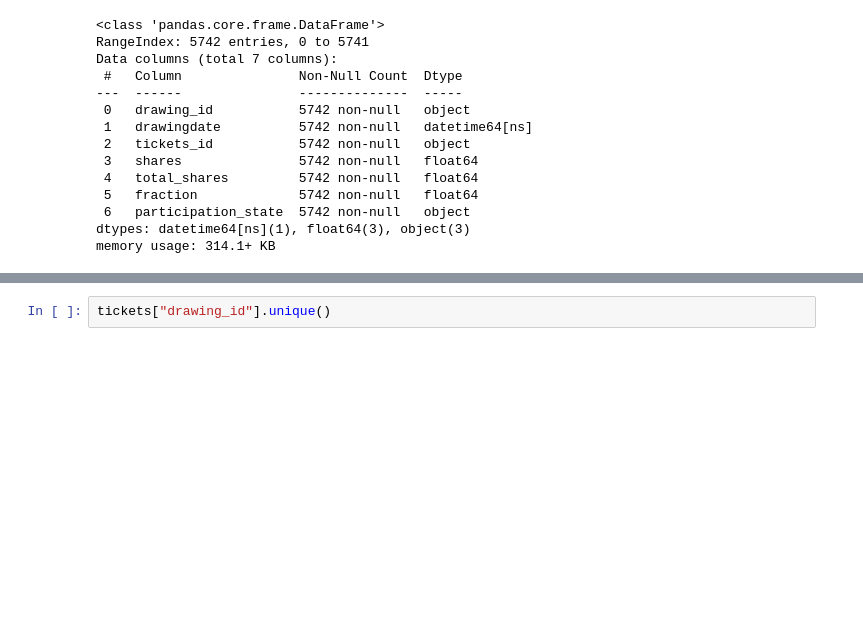
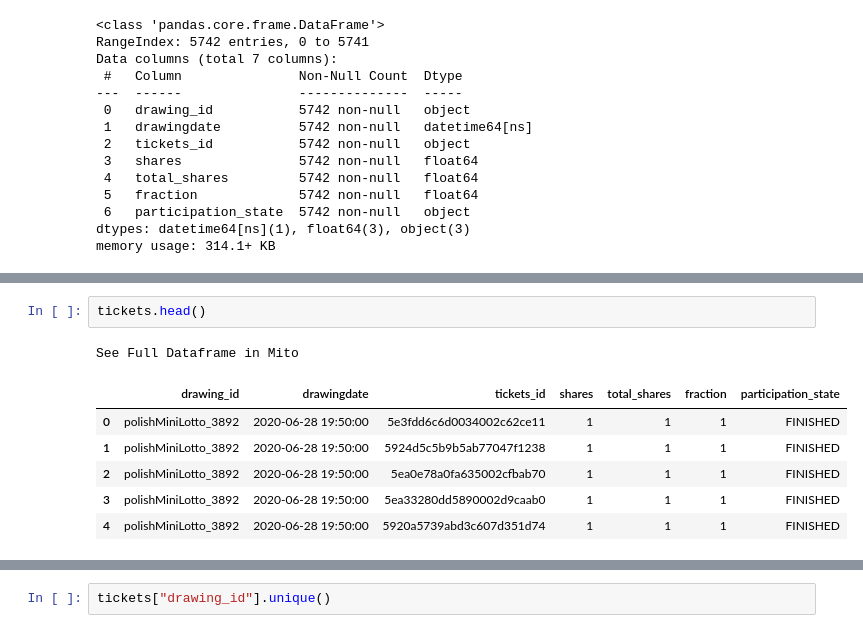
Before and after one commit to KonuTech/lotto1, a Jupyter notebook: assignment_01.ipynb, the cells around one changed output, grey strips where cells are left out. Drawn from its saved outputs; the diff is of its cells as text; blank space fills up the shorter version.

```diff
--- a/assignment_01.ipynb
+++ b/assignment_01.ipynb
@@ -116,0 +115,10 @@ See Full Dataframe in Mito
+# %%
+tickets.head()
+# %% [output]
+See Full Dataframe in Mito
+|  | drawing_id | drawingdate | tickets_id | shares | total_shares | fraction | participation_state |
+| 0 | polishMiniLotto_3892 | 2020-06-28 19:50:00 | 5e3fdd6c6d0034002c62ce11 | 1 | 1 | 1 | FINISHED |
+| 1 | polishMiniLotto_3892 | 2020-06-28 19:50:00 | 5924d5c5b9b5ab77047f1238 | 1 | 1 | 1 | FINISHED |
+| 2 | polishMiniLotto_3892 | 2020-06-28 19:50:00 | 5ea0e78a0fa635002cfbab70 | 1 | 1 | 1 | FINISHED |
+| 3 | polishMiniLotto_3892 | 2020-06-28 19:50:00 | 5ea33280dd5890002d9caab0 | 1 | 1 | 1 | FINISHED |
+| 4 | polishMiniLotto_3892 | 2020-06-28 19:50:00 | 5920a5739abd3c607d351d74 | 1 | 1 | 1 | FINISHED |
```
Also changed, not shown: parts of 89 cells of this notebook, 2 other files.
